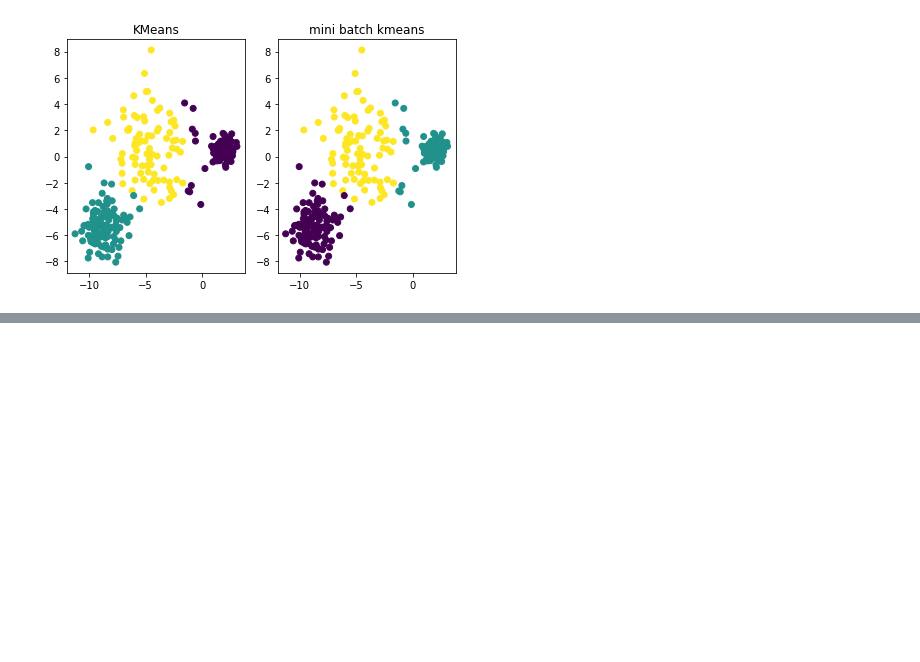
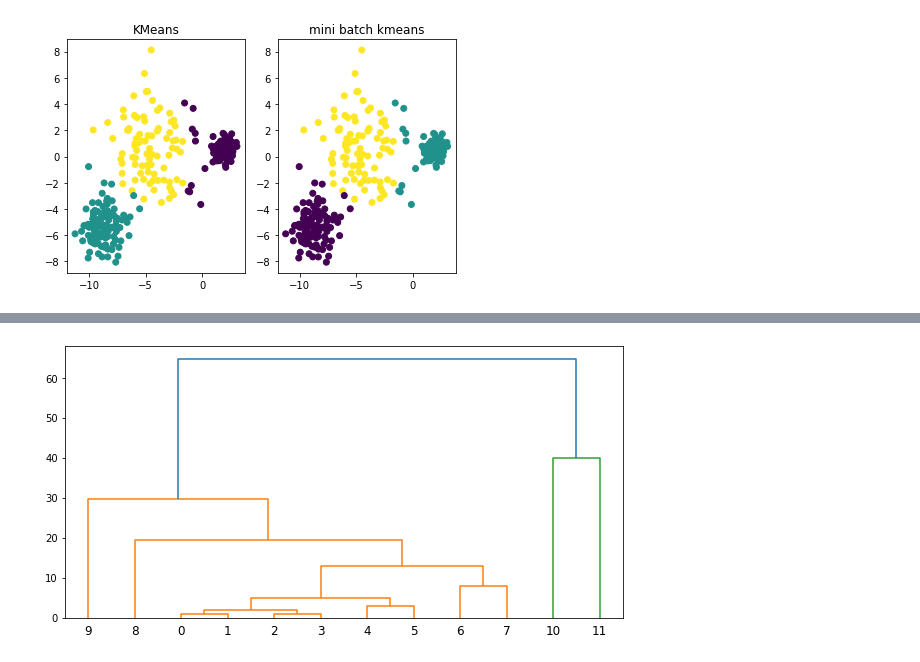
Before and after one commit to rileyko/PythonStudy, a Jupyter notebook: Clustering/Clustering.ipynb, the cells around one changed output, grey strips where cells are left out. Drawn from its saved outputs; the diff is of its cells as text; code cells hidden in the pictures; blank space fills up the shorter version.

```diff
--- a/Clustering/Clustering.ipynb
+++ b/Clustering/Clustering.ipynb
@@ -323,0 +402,8 @@ plt.show()
+# %%
+# 중앙값 연결
+Z = linkage(X, 'median')
+plt.figure(figsize=(10, 5))
+dendrogram(Z)
+plt.show()
+# %% [output]
+[figure, added]
```
Also changed, not shown: parts of 14 cells of this notebook.
